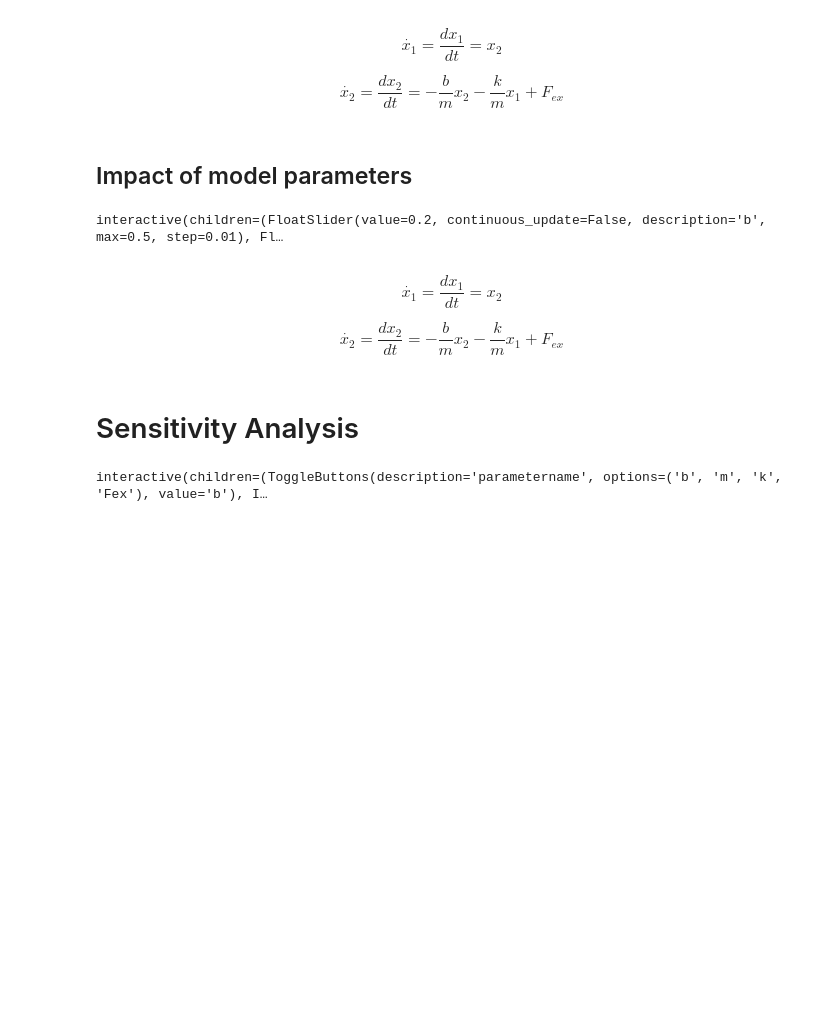
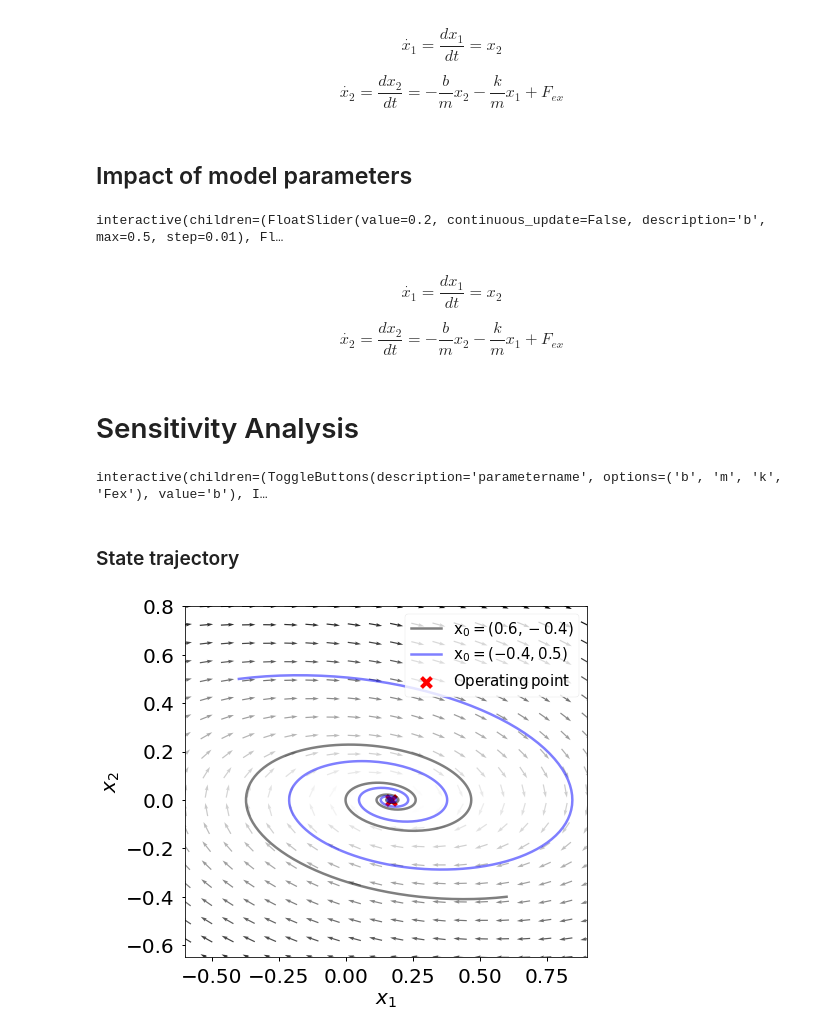
Before and after one commit to davidfernand/modsim_demos, a Jupyter notebook: 2021_2022/force.ipynb, the cells around one changed output. Cells and saved outputs as stored; diff of their text form; code cells hidden in the pictures; blank space fills up the shorter version.

```diff
--- a/2021_2022/force.ipynb
+++ b/2021_2022/force.ipynb
@@ -101,3 +101,69 @@ interact(general_functions.sensitivity,
     b=fixed(0.2), m=fixed(1), k=fixed(0.3), Fex=fixed(0.));
 # %% [output]
 interactive(children=(ToggleButtons(description='parametername', options=('b', 'm', 'k', 'Fex'), value='b'), I…
+# %% [markdown]
+### State trajectory
+# %%
+from scipy import integrate
+def model_derivatives(variables, t, m,b,k,Fex):
+
+    x1 = variables[0]
+    x2 = variables[1]
+
+    dx1dt = x2
+    dx2dt = -b/m*x2 - k/m*x1 + Fex
+    return [dx1dt, dx2dt]
+# Model parameters
+m=1
+b=0.2
+k=0.3
+Fex=0.05
+init=[0.6,-0.4]
+init2=[-0.4,0.5]
+# Define operating point f(x1,x2)=0
+EQ = ([Fex/k,0])
+# Define n number of trajectories ranging from n1 to n2
+values = np.arange(1,1,1)
+
+fig, ax1 = plt.subplots(figsize=(6.5,5.5))
+fig.subplots_adjust(hspace=0.2, wspace = 0.3)
+fig.tight_layout(pad=0.4, w_pad=1, h_pad=1.0)
+timesteps = np.arange(0, 50, 0.1)
+params=(m,b,k,Fex)
+P = integrate.odeint(model_derivatives, init, timesteps, args=params)
+ax1.plot( P[:,0], P[:,1],color='k',lw=2.5, label=r'$\mathrm{x_0=(0.6,-0.4)}$',alpha=0.5)
+
+P2 = integrate.odeint(model_derivatives, init2, timesteps, args=params)
+ax1.plot( P2[:,0], P2[:,1],color='b',lw=2.5, label=r'$\mathrm{x_0=(-0.4,0.5)}$',alpha=0.5)
+ax1.scatter(EQ[0],EQ[1],s=100, marker='x',color='r',alpha=1,label=r'$\mathrm{Operating\/point}$')
+# Define ranges
+xmin,ymin = -0.6,-0.65
+xmax,ymax = 0.9, 0.8
+# Define number of points
+nb_points = 20
+# Define x and y ranges
+x = np.linspace(xmin, xmax, nb_points)
+y = np.linspace(ymin, ymax, nb_points)
+# Create meshgrid
+X1 , Y1 = np.meshgrid(x,y)
+# Calculate growth rate at each grid point
+DX1, DY1 = function_derivatives([X1,Y1], timesteps,{'b':b,'m':m,'k':k,'Fex':Fex} )
+# Direction at each grid point is the hypotenuse of the x1 and x2 directions
+M = (np.hypot(DX1, DY1))
+M[ M == 0] = 1.
+DX1 = DX1/M
+DY1 = DY1/M
+
+
+#plt.title('Trajectories and direction fields')
+Q = ax1.quiver(X1, Y1, DX1, DY1, M, pivot='mid', cmap='gray_r',scale=30)
+ax1.set_xlabel(r'$x_1$', fontsize=20)
+ax1.set_ylabel(r'$x_2$', fontsize=20)
+ax1.legend(loc=1,fontsize=15)
+#ax1.grid()
+ax1.set_xlim(xmin, xmax)
+ax1.set_ylim(ymin, ymax)
+plt.savefig(os.path.join(r"C:\Users\David\Desktop\Postdoc stuff\teaching_postoc_ModSim",'trajectory.svg'), bbox_inches='tight')
+plt.show()
+# %% [output]
+[figure, added]
```
Also changed, not shown: parts of 3 cells of this notebook, 6 other files.
